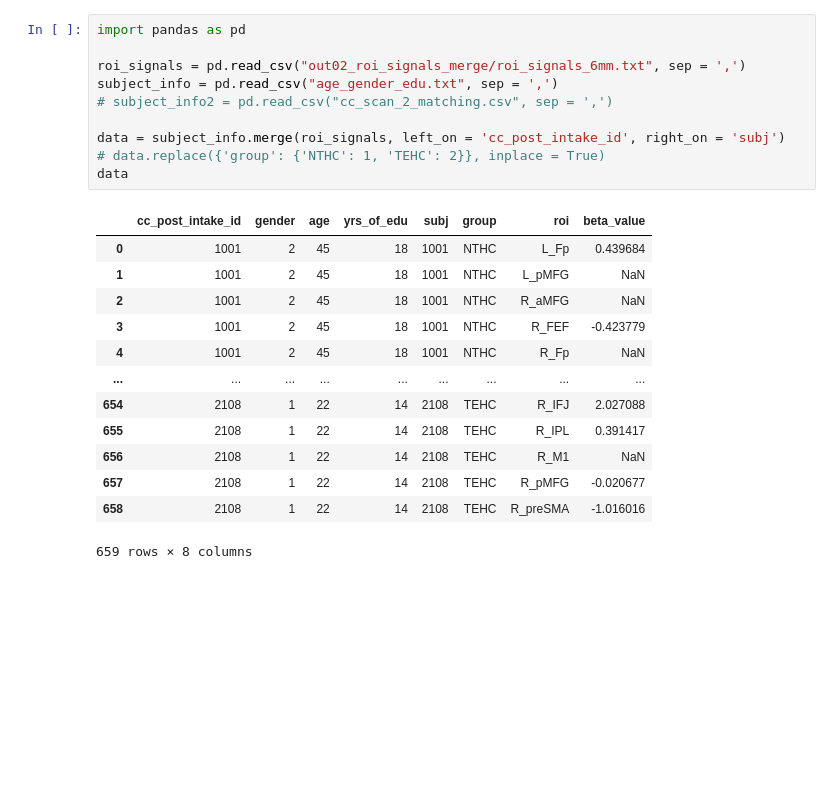
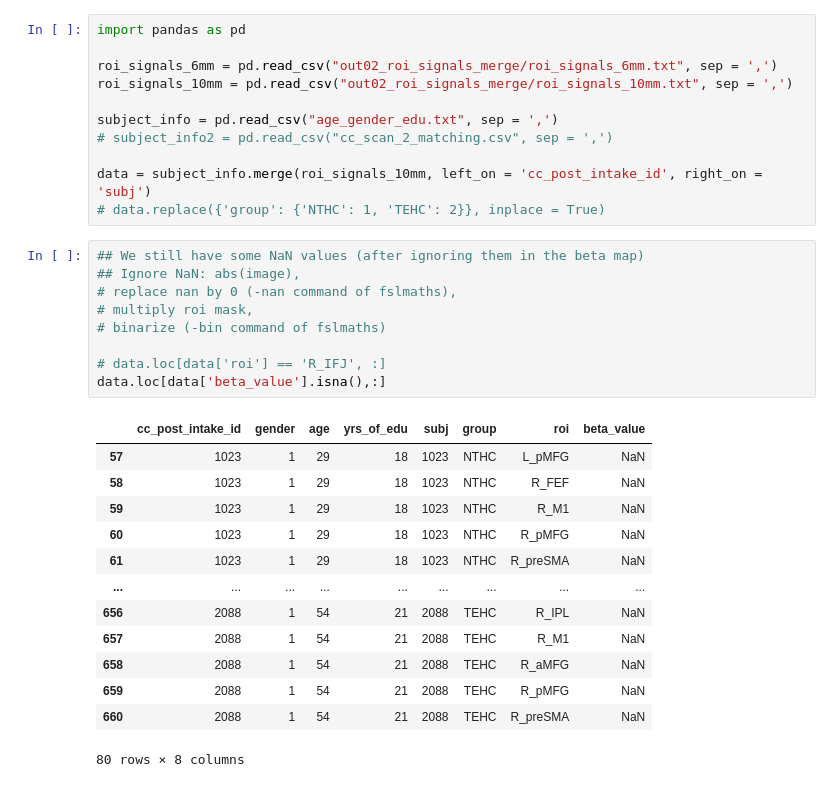
Before and after one commit to NxNiki/tms_fmri, a Jupyter notebook: regression_analysis.ipynb, the cells around one changed output. Cells and saved outputs as stored; diff of their text form; blank space fills up the shorter version.

```diff
--- a/regression_analysis.ipynb
+++ b/regression_analysis.ipynb
@@ -1,27 +1,37 @@
 # %%
 import pandas as pd
 
-roi_signals = pd.read_csv("out02_roi_signals_merge/roi_signals_6mm.txt", sep = ',')
+roi_signals_6mm = pd.read_csv("out02_roi_signals_merge/roi_signals_6mm.txt", sep = ',')
+roi_signals_10mm = pd.read_csv("out02_roi_signals_merge/roi_signals_10mm.txt", sep = ',')
+
 subject_info = pd.read_csv("age_gender_edu.txt", sep = ',')
 # subject_info2 = pd.read_csv("cc_scan_2_matching.csv", sep = ',')
 
-data = subject_info.merge(roi_signals, left_on = 'cc_post_intake_id', right_on = 'subj')
+data = subject_info.merge(roi_signals_10mm, left_on = 'cc_post_intake_id', right_on = 'subj')
 # data.replace({'group': {'NTHC': 1, 'TEHC': 2}}, inplace = True)
-data
-# %% [output]
-|  | cc_post_intake_id | gender | age | yrs_of_edu | subj | group | roi | beta_value |
-| 0 | 1001 | 2 | 45 | 18 | 1001 | NTHC | L_Fp | 0.439684 |
-| 1 | 1001 | 2 | 45 | 18 | 1001 | NTHC | L_pMFG | NaN |
-| 2 | 1001 | 2 | 45 | 18 | 1001 | NTHC | R_aMFG | NaN |
-| 3 | 1001 | 2 | 45 | 18 | 1001 | NTHC | R_FEF | -0.423779 |
-| 4 | 1001 | 2 | 45 | 18 | 1001 | NTHC | R_Fp | NaN |
-| ... | ... | ... | ... | ... | ... | ... | ... | ... |
-| 654 | 2108 | 1 | 22 | 14 | 2108 | TEHC | R_IFJ | 2.027088 |
-| 655 | 2108 | 1 | 22 | 14 | 2108 | TEHC | R_IPL | 0.391417 |
-| 656 | 2108 | 1 | 22 | 14 | 2108 | TEHC | R_M1 | NaN |
-| 657 | 2108 | 1 | 22 | 14 | 2108 | TEHC | R_pMFG | -0.020677 |
-| 658 | 2108 | 1 | 22 | 14 | 2108 | TEHC | R_preSMA | -1.016016 |
-659 rows × 8 columns
+# %%
+## We still have some NaN values (after ignoring them in the beta map)
+## Ignore NaN: abs(image),
+# replace nan by 0 (-nan command of fslmaths),
+# multiply roi mask,
+# binarize (-bin command of fslmaths)
+
+# data.loc[data['roi'] == 'R_IFJ', :]
+data.loc[data['beta_value'].isna(),:]
+# %% [output]
+|  | cc_post_intake_id | gender | age | yrs_of_edu | subj | group | roi | beta_value |
+| 57 | 1023 | 1 | 29 | 18 | 1023 | NTHC | L_pMFG | NaN |
+| 58 | 1023 | 1 | 29 | 18 | 1023 | NTHC | R_FEF | NaN |
+| 59 | 1023 | 1 | 29 | 18 | 1023 | NTHC | R_M1 | NaN |
+| 60 | 1023 | 1 | 29 | 18 | 1023 | NTHC | R_pMFG | NaN |
+| 61 | 1023 | 1 | 29 | 18 | 1023 | NTHC | R_preSMA | NaN |
+| ... | ... | ... | ... | ... | ... | ... | ... | ... |
+| 656 | 2088 | 1 | 54 | 21 | 2088 | TEHC | R_IPL | NaN |
+| 657 | 2088 | 1 | 54 | 21 | 2088 | TEHC | R_M1 | NaN |
+| 658 | 2088 | 1 | 54 | 21 | 2088 | TEHC | R_aMFG | NaN |
+| 659 | 2088 | 1 | 54 | 21 | 2088 | TEHC | R_pMFG | NaN |
+| 660 | 2088 | 1 | 54 | 21 | 2088 | TEHC | R_preSMA | NaN |
+80 rows × 8 columns
 # %%
 import seaborn as sns
 
```
Also changed, not shown: parts of 3 cells of this notebook, 5 other files.
